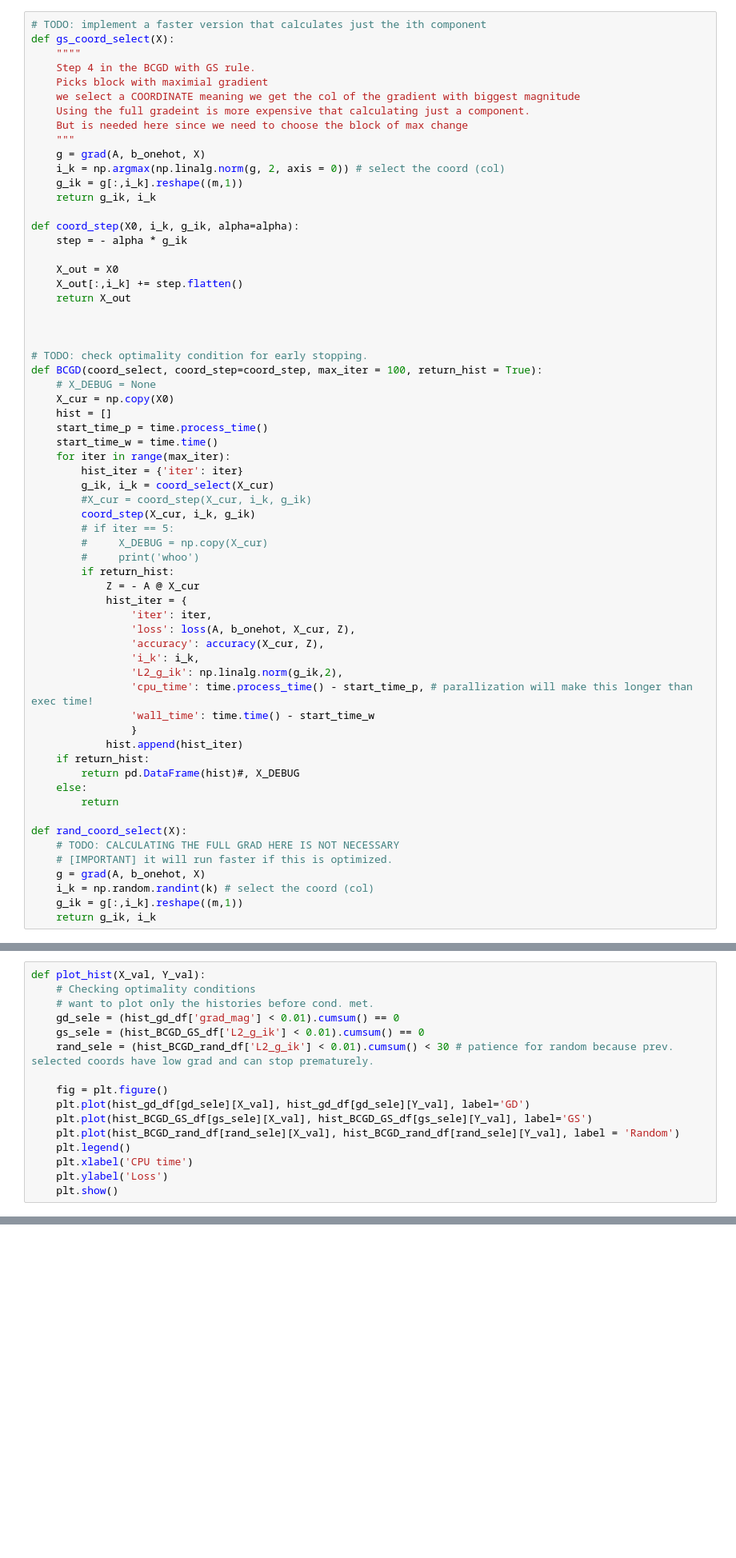
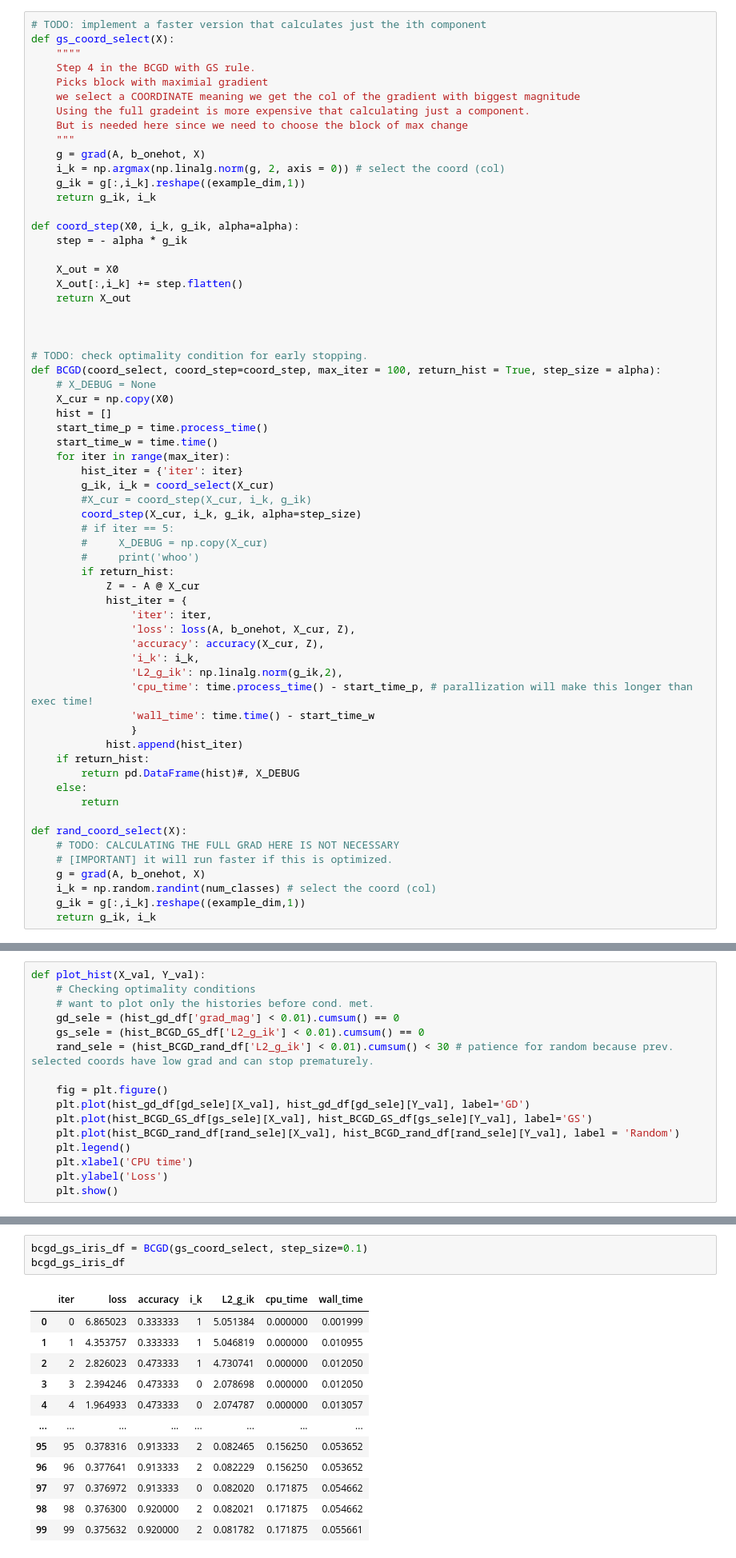
Before and after one commit to Aiecco/BCGD-methods, a Jupyter notebook: HW scratch.ipynb, the cells around one changed output, grey strips where cells are left out. Shown: that part at 80% size. Saved outputs shown, nothing was run; the diff lists cells and outputs as text; blank space fills up the shorter version.

```diff
--- a/HW scratch.ipynb
+++ b/HW scratch.ipynb
@@ -121,7 +121,7 @@ def gs_coord_select(X):
     """
     g = grad(A, b_onehot, X)
     i_k = np.argmax(np.linalg.norm(g, 2, axis = 0)) # select the coord (col)
-    g_ik = g[:,i_k].reshape((m,1))
+    g_ik = g[:,i_k].reshape((example_dim,1))
     return g_ik, i_k
 
 def coord_step(X0, i_k, g_ik, alpha=alpha):
@@ -134,7 +134,7 @@ def coord_step(X0, i_k, g_ik, alpha=alpha):
 
 
 # TODO: check optimality condition for early stopping.
-def BCGD(coord_select, coord_step=coord_step, max_iter = 100, return_hist = True):
+def BCGD(coord_select, coord_step=coord_step, max_iter = 100, return_hist = True, step_size = alpha):
     # X_DEBUG = None
     X_cur = np.copy(X0)
     hist = []
@@ -144,7 +144,7 @@ def BCGD(coord_select, coord_step=coord_step, max_iter = 100, return_hist = True
         hist_iter = {'iter': iter}
         g_ik, i_k = coord_select(X_cur)
         #X_cur = coord_step(X_cur, i_k, g_ik)
-        coord_step(X_cur, i_k, g_ik)
+        coord_step(X_cur, i_k, g_ik, alpha=step_size)
         # if iter == 5:
         #     X_DEBUG = np.copy(X_cur)
         #     print('whoo')
@@ -169,8 +169,8 @@ def rand_coord_select(X):
     # TODO: CALCULATING THE FULL GRAD HERE IS NOT NECESSARY
     # [IMPORTANT] it will run faster if this is optimized.
     g = grad(A, b_onehot, X)
-    i_k = np.random.randint(k) # select the coord (col)
-    g_ik = g[:,i_k].reshape((m,1))
+    i_k = np.random.randint(num_classes) # select the coord (col)
+    g_ik = g[:,i_k].reshape((example_dim,1))
     return g_ik, i_k
 # %%
 hist_BCGD_GS_df, X_DEBUG = BCGD(gs_coord_select, max_iter=200)
@@ -283,0 +339,16 @@ plot_hist('cpu_time', 'accuracy')
+# %%
+bcgd_gs_iris_df = BCGD(gs_coord_select, step_size=0.1)
+bcgd_gs_iris_df
+# %% [output]
+|  | iter | loss | accuracy | i_k | L2_g_ik | cpu_time | wall_time |
+| 0 | 0 | 6.865023 | 0.333333 | 1 | 5.051384 | 0.000000 | 0.001999 |
+| 1 | 1 | 4.353757 | 0.333333 | 1 | 5.046819 | 0.000000 | 0.010955 |
+| 2 | 2 | 2.826023 | 0.473333 | 1 | 4.730741 | 0.000000 | 0.012050 |
+| 3 | 3 | 2.394246 | 0.473333 | 0 | 2.078698 | 0.000000 | 0.012050 |
+| 4 | 4 | 1.964933 | 0.473333 | 0 | 2.074787 | 0.000000 | 0.013057 |
+| ... | ... | ... | ... | ... | ... | ... | ... |
+| 95 | 95 | 0.378316 | 0.913333 | 2 | 0.082465 | 0.156250 | 0.053652 |
+| 96 | 96 | 0.377641 | 0.913333 | 2 | 0.082229 | 0.156250 | 0.053652 |
+| 97 | 97 | 0.376972 | 0.913333 | 0 | 0.082020 | 0.171875 | 0.054662 |
+| 98 | 98 | 0.376300 | 0.920000 | 2 | 0.082021 | 0.171875 | 0.054662 |
+| 99 | 99 | 0.375632 | 0.920000 | 2 | 0.081782 | 0.171875 | 0.055661 |
```
Also changed, not shown: parts of 7 cells of this notebook.
